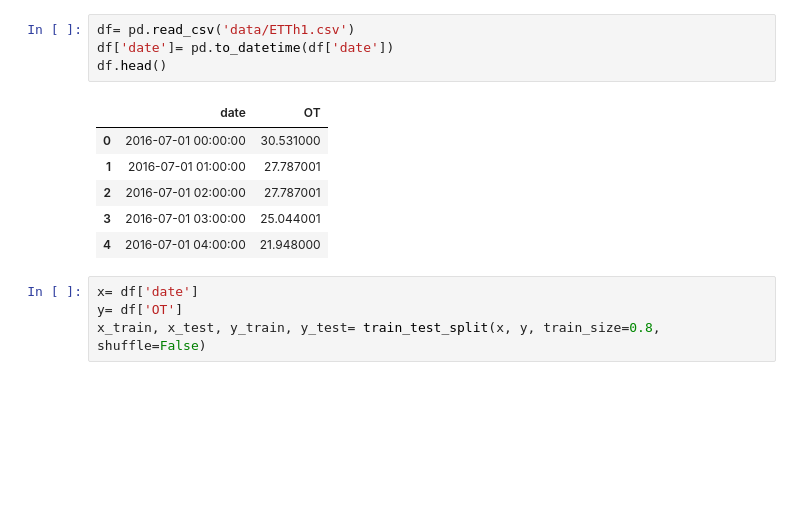
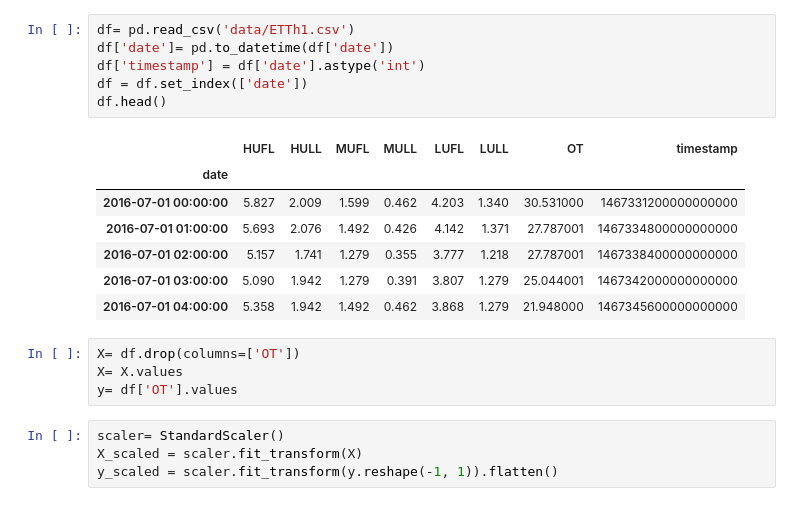
Before and after one commit to ksra7900/Autoformer-Keras, a Jupyter notebook: train.ipynb, the cells around one changed output. Drawn from its saved outputs; the diff is of its cells as text; blank space fills up the shorter version.

```diff
--- a/train.ipynb
+++ b/train.ipynb
@@ -21,15 +32,22 @@ To enable the following instructions: AVX2 FMA, in other operations, rebuild Ten
 # %%
 df= pd.read_csv('data/ETTh1.csv')
 df['date']= pd.to_datetime(df['date'])
+df['timestamp'] = df['date'].astype('int')
+df = df.set_index(['date'])
 df.head()
 # %% [output]
-|  | date | OT |
-| 0 | 2016-07-01 00:00:00 | 30.531000 |
-| 1 | 2016-07-01 01:00:00 | 27.787001 |
-| 2 | 2016-07-01 02:00:00 | 27.787001 |
-| 3 | 2016-07-01 03:00:00 | 25.044001 |
-| 4 | 2016-07-01 04:00:00 | 21.948000 |
+|  | HUFL | HULL | MUFL | MULL | LUFL | LULL | OT | timestamp |
+| date |  |  |  |  |  |  |  |  |
+| 2016-07-01 00:00:00 | 5.827 | 2.009 | 1.599 | 0.462 | 4.203 | 1.340 | 30.531000 | 1467331200000000000 |
+| 2016-07-01 01:00:00 | 5.693 | 2.076 | 1.492 | 0.426 | 4.142 | 1.371 | 27.787001 | 1467334800000000000 |
+| 2016-07-01 02:00:00 | 5.157 | 1.741 | 1.279 | 0.355 | 3.777 | 1.218 | 27.787001 | 1467338400000000000 |
+| 2016-07-01 03:00:00 | 5.090 | 1.942 | 1.279 | 0.391 | 3.807 | 1.279 | 25.044001 | 1467342000000000000 |
+| 2016-07-01 04:00:00 | 5.358 | 1.942 | 1.492 | 0.462 | 3.868 | 1.279 | 21.948000 | 1467345600000000000 |
 # %%
-x= df['date']
-y= df['OT']
-x_train, x_test, y_train, y_test= train_test_split(x, y, train_size=0.8, shuffle=False)
+X= df.drop(columns=['OT'])
+X= X.values
+y= df['OT'].values
+# %%
+scaler= StandardScaler()
+X_scaled = scaler.fit_transform(X)
+y_scaled = scaler.fit_transform(y.reshape(-1, 1)).flatten()
```
Also changed, not shown: parts of 7 cells of this notebook, 4 other files.
